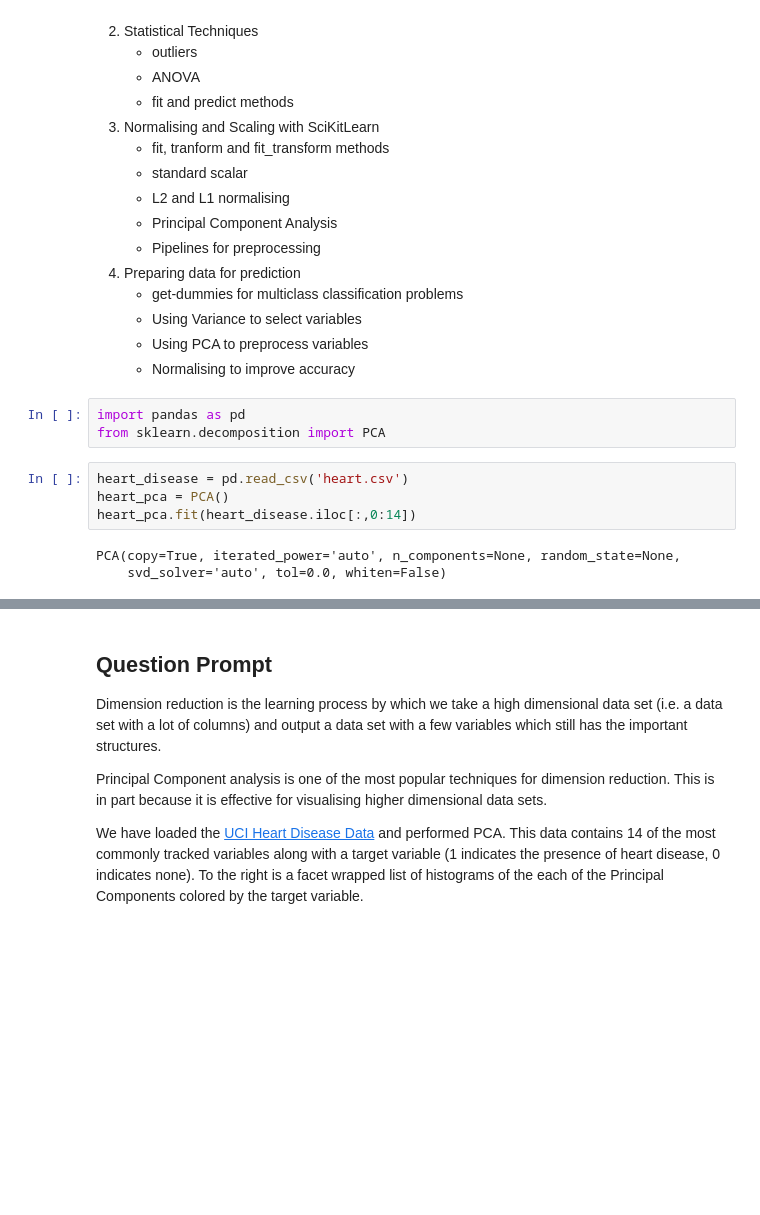
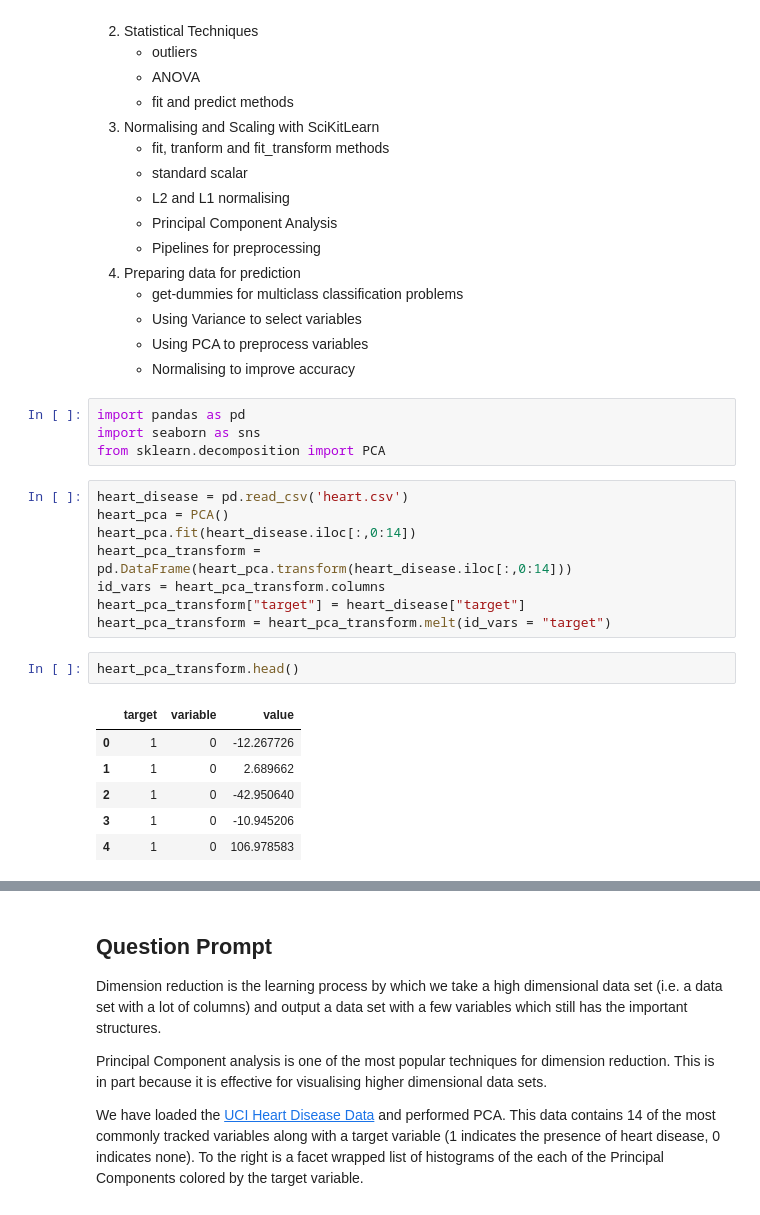
Before and after one commit to dkellehe/DataCampOutline, a Jupyter notebook: DataCampOutline.ipynb, the cells around one changed output, grey strips where cells are left out. Saved outputs shown, nothing was run; the diff lists cells and outputs as text; blank space fills up the shorter version.

```diff
--- a/DataCampOutline.ipynb
+++ b/DataCampOutline.ipynb
@@ -89,11 +89,22 @@ We also want to teach the students the soft skills of understanding when these t
     - Normalising to improve accuracy
 # %%
 import pandas as pd
+import seaborn as sns
 from sklearn.decomposition import PCA
 # %%
 heart_disease = pd.read_csv('heart.csv')
 heart_pca = PCA()
 heart_pca.fit(heart_disease.iloc[:,0:14])
+heart_pca_transform = pd.DataFrame(heart_pca.transform(heart_disease.iloc[:,0:14]))
+id_vars = heart_pca_transform.columns
+heart_pca_transform["target"] = heart_disease["target"]
+heart_pca_transform = heart_pca_transform.melt(id_vars = "target")
-# %% [output]
-PCA(copy=True, iterated_power='auto', n_components=None, random_state=None,
-    svd_solver='auto', tol=0.0, whiten=False)
+# %%
+heart_pca_transform.head()
+# %% [output]
+|  | target | variable | value |
+| 0 | 1 | 0 | -12.267726 |
+| 1 | 1 | 0 | 2.689662 |
+| 2 | 1 | 0 | -42.950640 |
+| 3 | 1 | 0 | -10.945206 |
+| 4 | 1 | 0 | 106.978583 |
```
Also changed, not shown: parts of 1 cell of this notebook.
